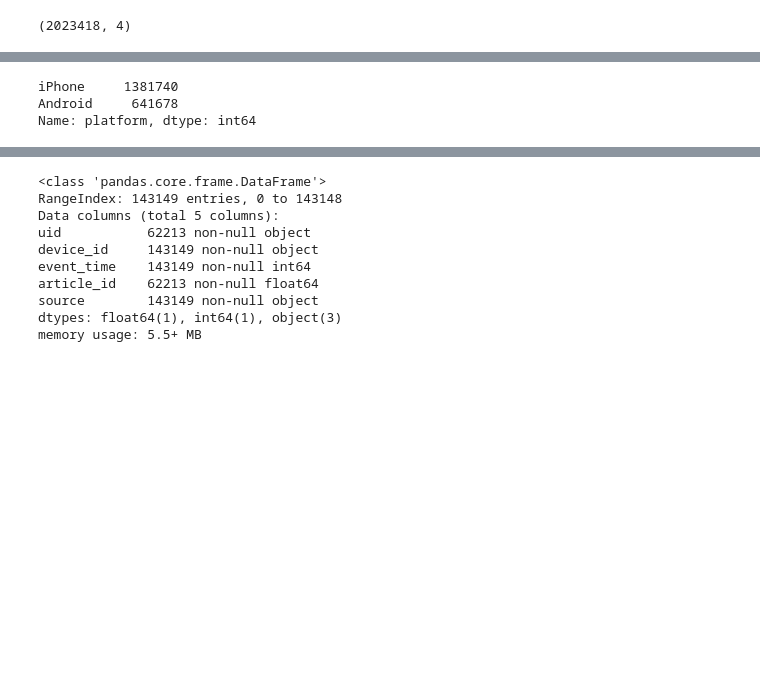
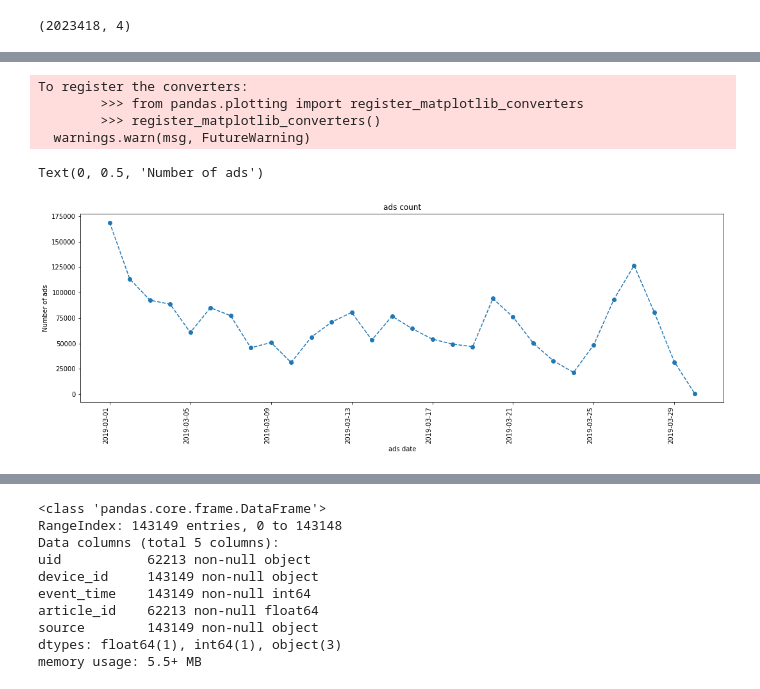
Before and after one commit to DwightTRAX/northwestern_imc_repo, a Jupyter notebook: athletics_challenge/athletics_analysis.ipynb, the cells around one changed output, grey strips where cells are left out. Saved outputs shown, nothing was run; the diff lists cells and outputs as text; code cells hidden in the pictures; blank space fills up the shorter version.

```diff
--- a/athletics_challenge/athletics_analysis.ipynb
+++ b/athletics_challenge/athletics_analysis.ipynb
@@ -62,5 +68,5 @@ bc.shape
 # %%
-bc['event_date_time'] = pd.to_datetime(bc['event_time'],unit='s')
-bc['event_date'] = bc['event_date_time'].dt.date
+bc['ad_event_time'] = pd.to_datetime(bc['ad_event_time'],unit='s')
+bc['ad_event_date'] = bc['ad_event_time'].dt.date
 # %%
 bc.head()
@@ -67,4 +80,6 @@ bc.head()
 # %%
-bc['evet_dow'] = bc['event_date_time'].dt.dayofweek
+bc['ad_dow'] = bc['ad_event_time'].dt.dayofweek
+# %%
+bc['ad_hour'] = bc['ad_event_time'].dt.hour
 # %%
-ad_cnt = bc.groupby('event_date')['uid'].count().reset_index().sort_values(by='event_date')
+ad_cnt = bc.groupby('ad_event_date')['uid'].count().reset_index().sort_values(by='ad_event_date')
@@ -76,8 +86,14 @@ plt.ylabel('Number of uid')
 # %%
 fig, ax = plt.subplots(figsize=(18, 6))
-ax.plot(ad_cnt['event_date'],ad_cnt['uid'],'o--')
+ax.plot(ad_cnt['ad_event_date'],ad_cnt['uid'],'o--')
 ax.set_title('ads count')
 ax.set_xlabel('ads date')
 fig.autofmt_xdate(rotation=90)
-#plt.xticks(x, labels, rotation='vertical')
 ax.set_ylabel('Number of ads')
+# %% [output]
+To register the converters:
+        >>> from pandas.plotting import register_matplotlib_converters
+        >>> register_matplotlib_converters()
+  warnings.warn(msg, FutureWarning)
+Text(0, 0.5, 'Number of ads')
+[figure, added]
@@ -86,6 +99,0 @@ bc.head()
-# %%
-bc['platform'].value_counts()
-# %% [output]
-iPhone     1381740
-Android     641678
-Name: platform, dtype: int64
```
Also changed, not shown: parts of 96 cells of this notebook.
